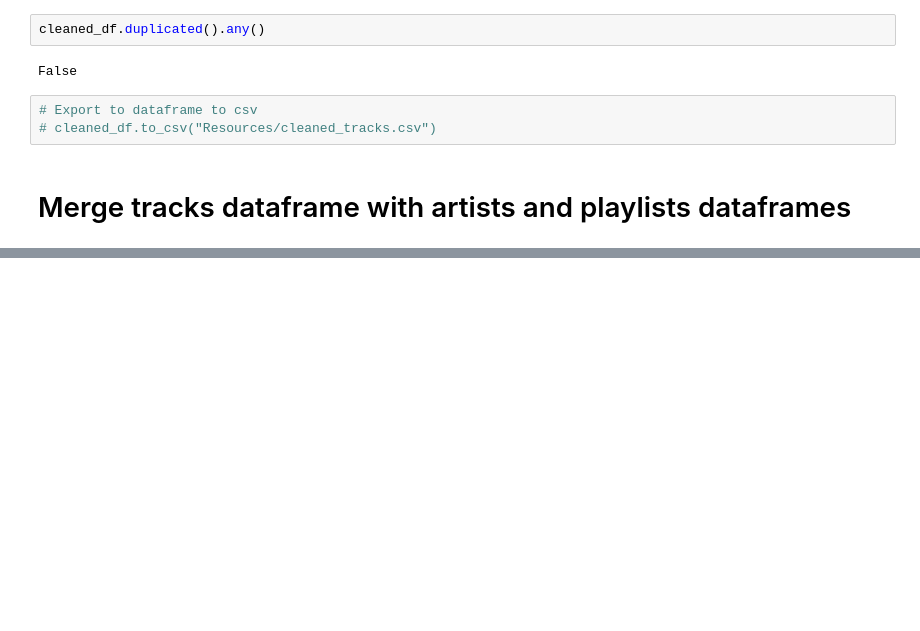
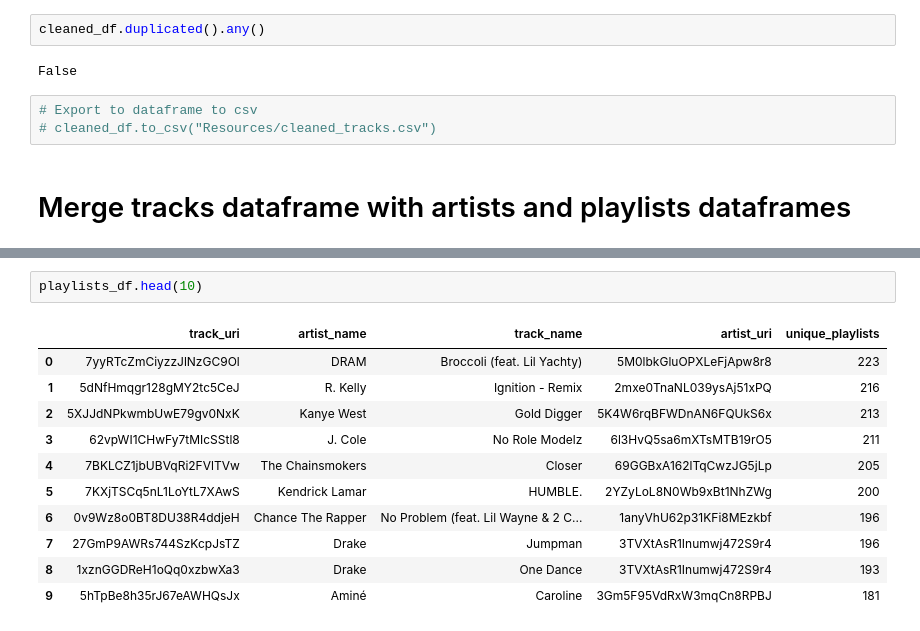
Before and after one commit to halmasieh/Spotify_Analysis, a Jupyter notebook: tracks_eda_etl.ipynb, the cells around one changed output, grey strips where cells are left out. Saved outputs shown, nothing was run; the diff lists cells and outputs as text; blank space fills up the shorter version.

```diff
--- a/tracks_eda_etl.ipynb
+++ b/tracks_eda_etl.ipynb
@@ -394,0 +397,14 @@ artists_df
+# %%
+playlists_df.head(10)
+# %% [output]
+|  | track_uri | artist_name | track_name | artist_uri | unique_playlists |
+| 0 | 7yyRTcZmCiyzzJlNzGC9Ol | DRAM | Broccoli (feat. Lil Yachty) | 5M0lbkGluOPXLeFjApw8r8 | 223 |
+| 1 | 5dNfHmqgr128gMY2tc5CeJ | R. Kelly | Ignition - Remix | 2mxe0TnaNL039ysAj51xPQ | 216 |
+| 2 | 5XJJdNPkwmbUwE79gv0NxK | Kanye West | Gold Digger | 5K4W6rqBFWDnAN6FQUkS6x | 213 |
+| 3 | 62vpWI1CHwFy7tMIcSStl8 | J. Cole | No Role Modelz | 6l3HvQ5sa6mXTsMTB19rO5 | 211 |
+| 4 | 7BKLCZ1jbUBVqRi2FVlTVw | The Chainsmokers | Closer | 69GGBxA162lTqCwzJG5jLp | 205 |
+| 5 | 7KXjTSCq5nL1LoYtL7XAwS | Kendrick Lamar | HUMBLE. | 2YZyLoL8N0Wb9xBt1NhZWg | 200 |
+| 6 | 0v9Wz8o0BT8DU38R4ddjeH | Chance The Rapper | No Problem (feat. Lil Wayne & 2 C... | 1anyVhU62p31KFi8MEzkbf | 196 |
+| 7 | 27GmP9AWRs744SzKcpJsTZ | Drake | Jumpman | 3TVXtAsR1Inumwj472S9r4 | 196 |
+| 8 | 1xznGGDReH1oQq0xzbwXa3 | Drake | One Dance | 3TVXtAsR1Inumwj472S9r4 | 193 |
+| 9 | 5hTpBe8h35rJ67eAWHQsJx | Aminé | Caroline | 3Gm5F95VdRxW3mqCn8RPBJ | 181 |
```
Also changed, not shown: parts of 9 cells of this notebook.
